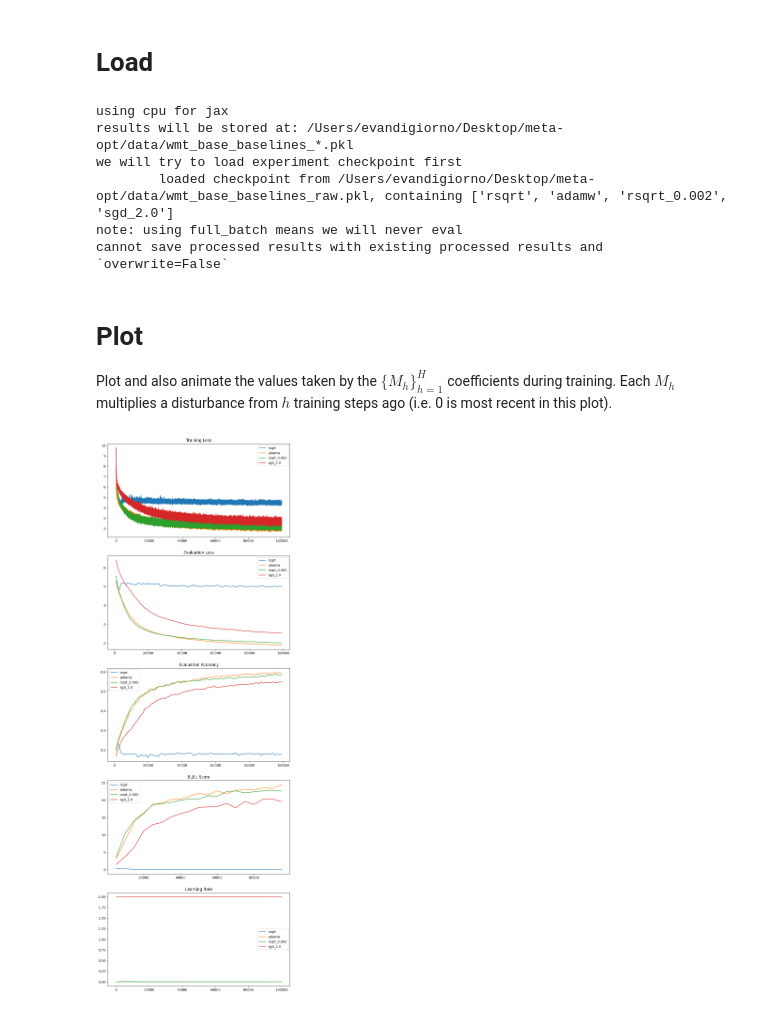
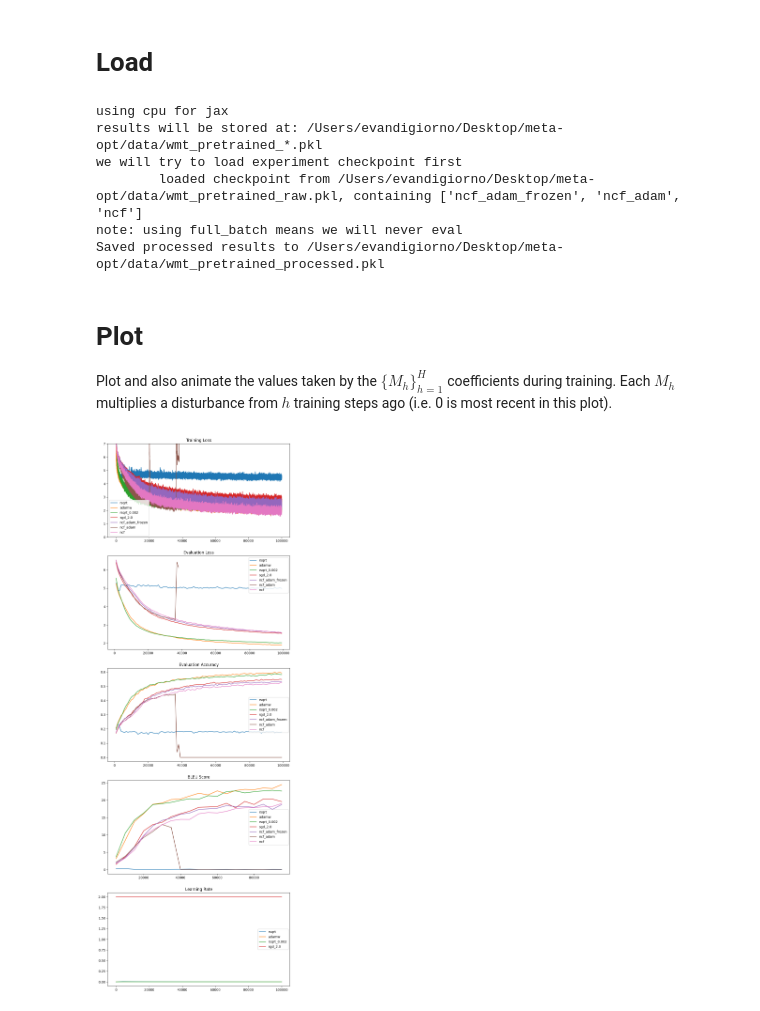
Before and after one commit to edogariu/meta_opt, a Jupyter notebook: notebooks/plotting.ipynb, the cells around one changed output. Saved outputs shown, nothing was run; the diff lists cells and outputs as text; code cells hidden in the pictures.

```diff
--- a/notebooks/plotting.ipynb
+++ b/notebooks/plotting.ipynb
@@ -21,7 +21,7 @@ CFG = {
     'reset_every': None,
 
     # experiment options
-    'experiment_name': 'wmt_base_baselines',
+    'experiment_name': 'wmt_pretrained',
     'load_checkpoint': True,
     'overwrite': False,  # whether to allow us to overwrite existing checkpoints or throw errors
     'directory': os.path.abspath("../"),
@@ -31,11 +31,11 @@ processed_results = process_results(CFG, results)
 # processed_results = pkl.load(open('{}/data/{}_processed.pkl'.format(CFG['directory'], CFG['experiment_name']), 'rb'))
 # %% [output]
 using cpu for jax
-results will be stored at: /Users/evandigiorno/Desktop/meta-opt/data/wmt_base_baselines_*.pkl
+results will be stored at: /Users/evandigiorno/Desktop/meta-opt/data/wmt_pretrained_*.pkl
 we will try to load experiment checkpoint first
-        loaded checkpoint from /Users/evandigiorno/Desktop/meta-opt/data/wmt_base_baselines_raw.pkl, containing ['rsqrt', 'adamw', 'rsqrt_0.002', 'sgd_2.0']
+        loaded checkpoint from /Users/evandigiorno/Desktop/meta-opt/data/wmt_pretrained_raw.pkl, containing ['ncf_adam_frozen', 'ncf_adam', 'ncf']
 note: using full_batch means we will never eval
-cannot save processed results with existing processed results and `overwrite=False`
+Saved processed results to /Users/evandigiorno/Desktop/meta-opt/data/wmt_pretrained_processed.pkl
 # %%
 # from meta_opt.utils.experiment_utils import save_checkpoint
 # ret = {}
@@ -45,13 +45,13 @@ cannot save processed results with existing processed results and `overwrite=Fal
 #         ret[k][i]['args']['experiment_name'] = 'cifar_wd'
 # save_checkpoint(CFG, ret)
 # %%
-# baseline_results = pkl.load(open('{}/data/{}_processed.pkl'.format(CFG['directory'], 'wmt_base_baselines'), 'rb'))
-# r = {}
-# for k in baseline_results.keys():
-#     r[k] = baseline_results[k]
-#     for _k, _v in processed_results[k].items():
-#         r[k][_k] = _v
-# processed_results = r
+baseline_results = pkl.load(open('{}/data/{}_processed.pkl'.format(CFG['directory'], 'wmt_base_baselines'), 'rb'))
+r = {}
+for k in baseline_results.keys():
+    r[k] = baseline_results[k]
+    for _k, _v in processed_results[k].items():
+        r[k][_k] = _v
+processed_results = r
 # %% [markdown]
 # Plot
 Plot and also animate the values taken by the $\{M_h\}_{h=1}^H$ coefficients during training. Each $M_h$ multiplies a disturbance from $h$ training steps ago (i.e. 0 is most recent in this plot).
@@ -77,32 +77,32 @@ plots_to_make = {
               'eval_loss': 'Evaluation Loss',
               'eval_acc': 'Evaluation Accuracy',
               'bleu': 'BLEU Score',
               # 'M': 'Learned Coefficients',
               # 'anim': 'Animation',
               # 'grad_sq_norm': 'Sq Grad Norm',
               # 'proj_grad_sq_norm': 'Proj Sq Grad Norm',
                'lr': 'Learning Rate',
 }
 
 # ----------------------------------------
 # OR just plot em via regex
 # ----------------------------------------
 # keys_to_plot = '.*long.*'  # specific regex
 keys_to_plot = '.*'  # anything
 
 (fig, ax), anim = plot(results, processed_results, keys_to_plot, plots_to_make, anim_bounds=(-0.5, 0.5), smoothing=None)
-# ax[0].set_ylim(0.,2)
+ax[0].set_ylim(0.,7)
 # ax[0].set_xlim(680, 800)
 # ax[1].set_ylim(0.6, 0.95)
 # ax[2].set_ylim(0.95, 0.99)
 # ax[3].set_ylim(0.95, 0.99)
 # ax[4].set_ylim(-0.1, 40)
 # ax[1].set_ylim(0, 0.01)
 # plt.savefig('{}/figs/{}.pdf'.format(CFG['directory'], CFG['experiment_name']))
 plt.show()
 
 if anim is not None:
     h = HTML(anim.to_html5_video())
     display(h)
 # %% [output]
-[figure, old version]
+[figure, new version]
```
Also changed, not shown: 1 other file.
